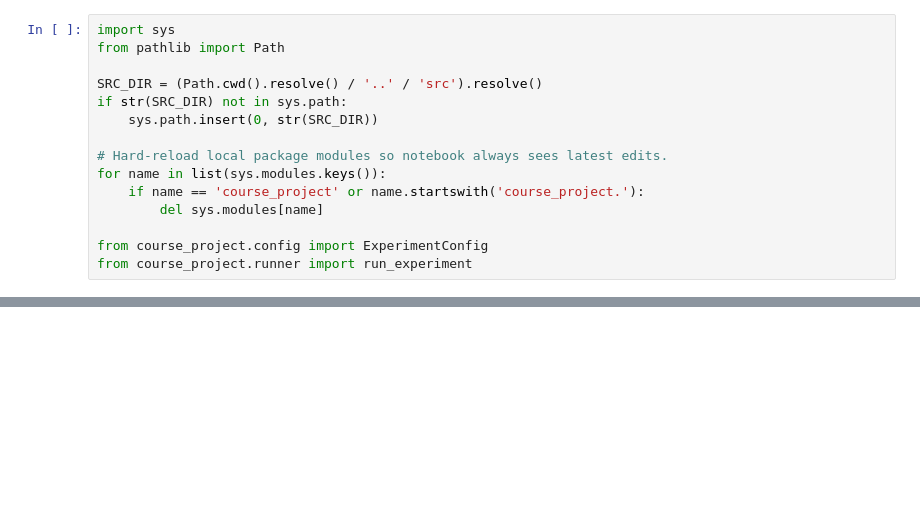
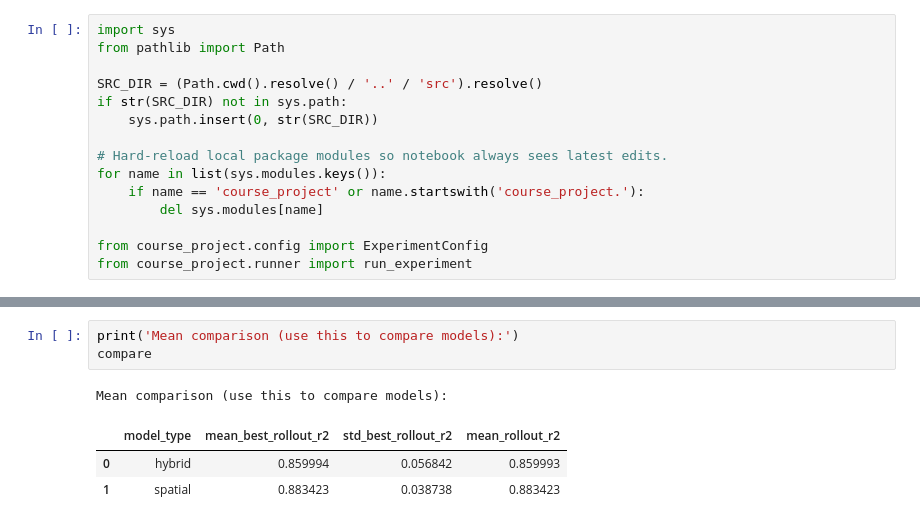
Before and after one commit to alex-zhilkin/DL-course-project, a Jupyter notebook: notebooks/02_training_hybrid.ipynb, the cells around one changed output, grey strips where cells are left out. Drawn from its saved outputs; the diff is of its cells as text; blank space fills up the shorter version.

```diff
--- a/notebooks/02_training_hybrid.ipynb
+++ b/notebooks/02_training_hybrid.ipynb
@@ -112,0 +142,8 @@ CV fit R2: 0.8726009327280028 epoch: 30
+# %%
+print('Mean comparison (use this to compare models):')
+compare
+# %% [output]
+Mean comparison (use this to compare models):
+|  | model_type | mean_best_rollout_r2 | std_best_rollout_r2 | mean_rollout_r2 |
+| 0 | hybrid | 0.859994 | 0.056842 | 0.859993 |
+| 1 | spatial | 0.883423 | 0.038738 | 0.883423 |
```
Also changed, not shown: parts of 1 cell of this notebook, 18 other files.
